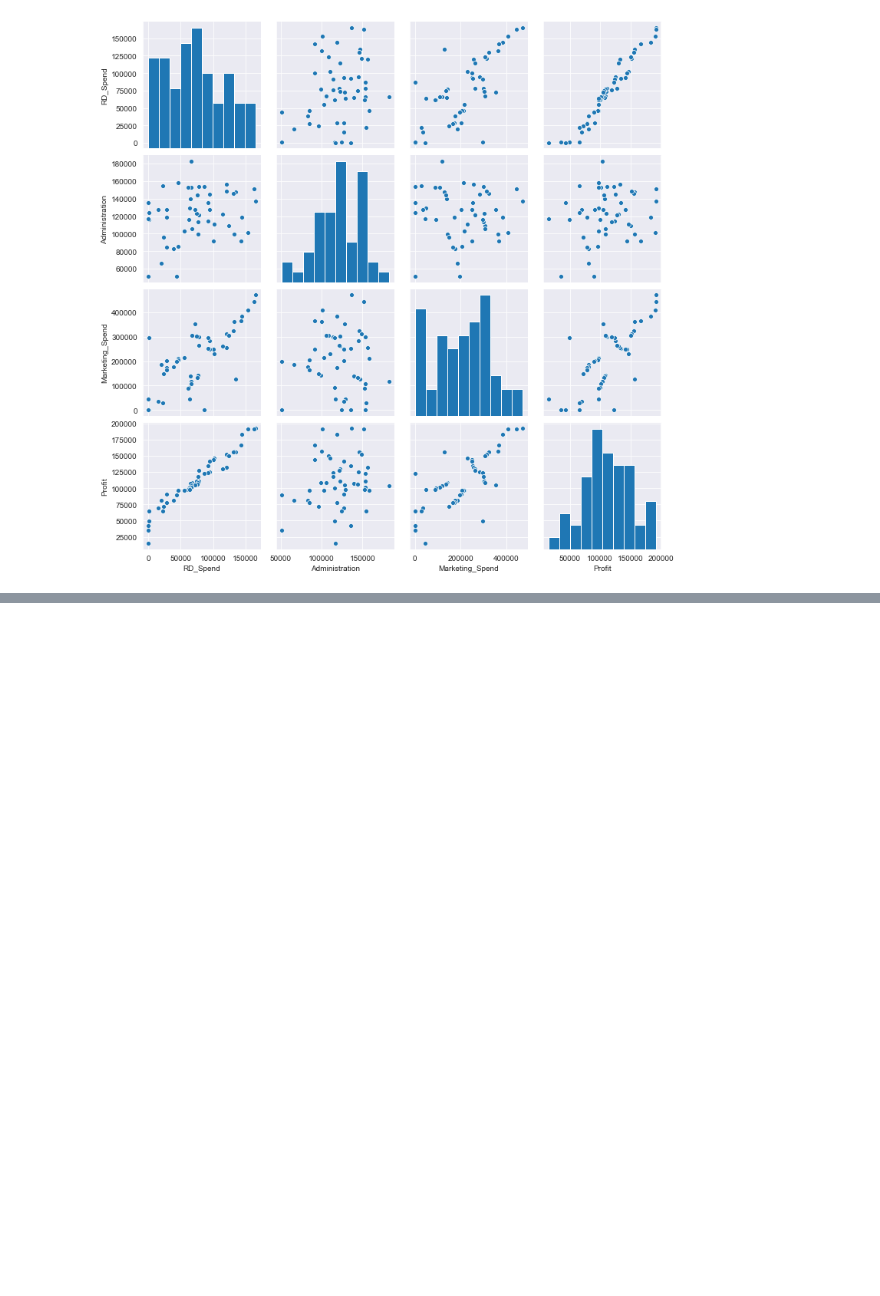
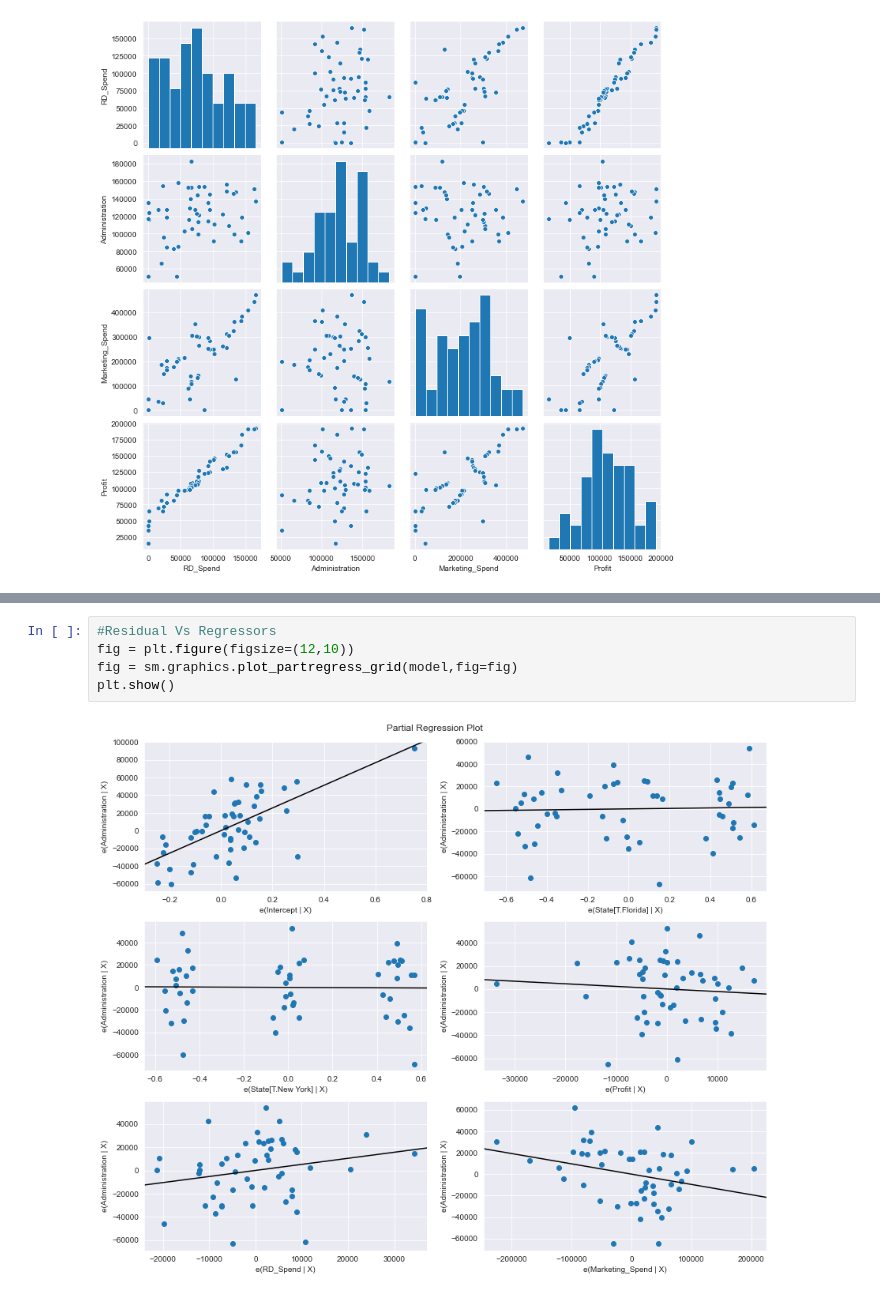
Before and after one commit to Meghagaik/Assignments, a Jupyter notebook: MultiLinearRegression_proble_statement(50_startups).ipynb, the cells around one changed output, grey strips where cells are left out. Drawn from its saved outputs; the diff is of its cells as text; blank space fills up the shorter version.

```diff
--- a/MultiLinearRegression_proble_statement(50_startups).ipynb
+++ b/MultiLinearRegression_proble_statement(50_startups).ipynb
@@ -95,0 +282,7 @@ dtype: float64
+# %%
+#Residual Vs Regressors
+fig = plt.figure(figsize=(12,10))
+fig = sm.graphics.plot_partregress_grid(model,fig=fig)
+plt.show()
+# %% [output]
+[figure, added]
```
Also changed, not shown: parts of 60 cells of this notebook.
